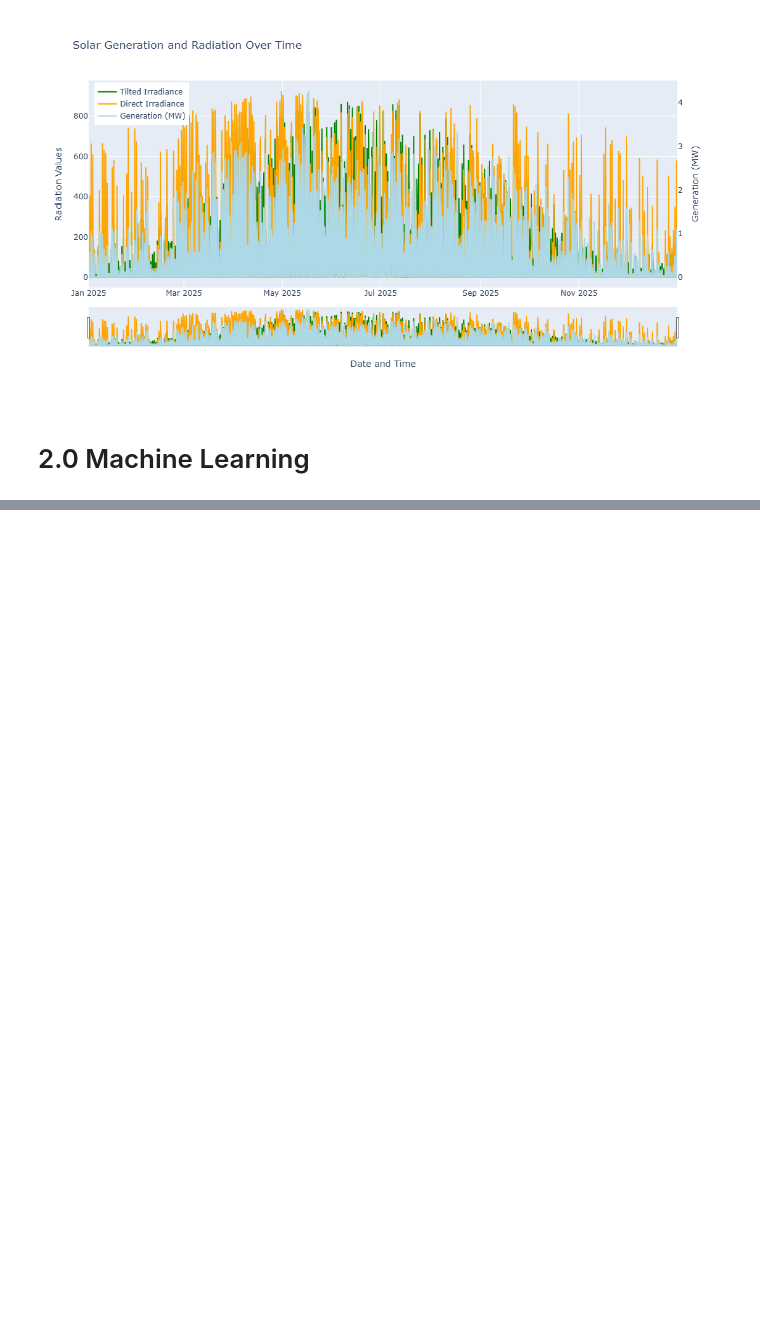
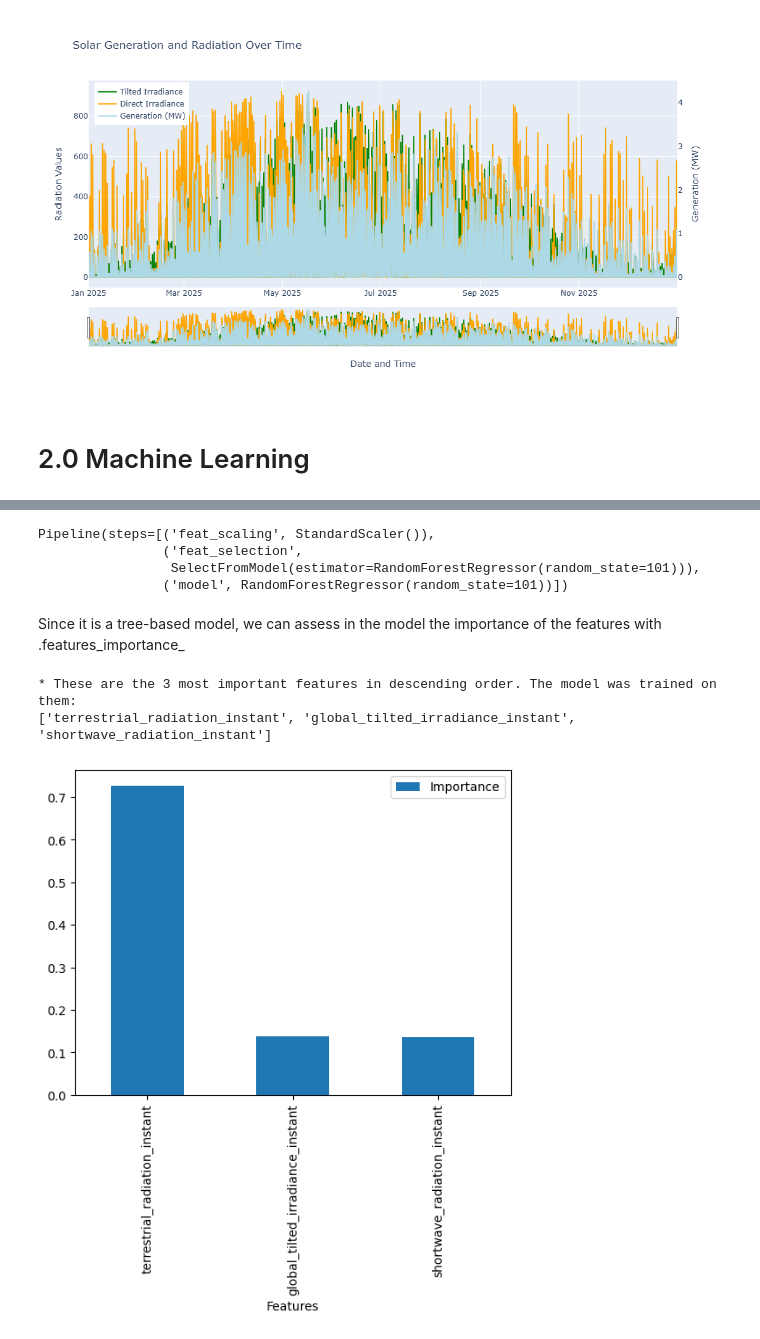
Before and after one commit to samhsforrest-collab/UK-Embedded-Solar-2026, a Jupyter notebook: notebooks/4.workings_weather_and_generation_continued.ipynb, the cells around one changed output, grey strips where cells are left out. Drawn from its saved outputs; the diff is of its cells as text; code cells hidden in the pictures; blank space fills up the shorter version.

Commit message:
Random Forest First model

```diff
--- a/notebooks/4.workings_weather_and_generation_continued.ipynb
+++ b/notebooks/4.workings_weather_and_generation_continued.ipynb
@@ -556,0 +492,10 @@ print(output)
+# %%
+from sklearn.model_selection import train_test_split
+X_train, X_test,y_train, y_test = train_test_split(
+                                    gen_weather_merged_df.drop(['generation_mw'],axis=1),
+                                    gen_weather_merged_df['generation_mw'],
+                                    test_size=0.2,
+                                    random_state=101
+                                    )
+
+print("* Train set:", X_train.shape, y_train.shape, "\n* Test set:",  X_test.shape, y_test.shape)
@@ -556,0 +536,43 @@ print(output)
+# %%
+pipeline = pipeline_random_forest_reg()
+pipeline.fit(X_train, y_train)
+# %% [output]
+Pipeline(steps=[('feat_scaling', StandardScaler()),
+                ('feat_selection',
+                 SelectFromModel(estimator=RandomForestRegressor(random_state=101))),
+                ('model', RandomForestRegressor(random_state=101))])
+# %% [markdown]
+Since it is a tree-based model, we can assess in the model the importance of the features with .features_importance_
+# %%
+def feature_importance_tree_based_models(model, columns):
+  """
+  Gets the model and the columns used to train the model
+  - We use the model.feature_importances_ and columns to make a
+  DataFrame that shows the importance of each feature
+  - Next, we print the feature name and its relative importance order,
+  followed by a barplot indicating the importance
+
+  """
+
+  # create DataFrame to display feature importance
+  df_feature_importance = (pd.DataFrame(data={
+      'Features': columns,
+      'Importance': model.feature_importances_})
+  .sort_values(by='Importance', ascending=False)
+  )
+
+  best_features = df_feature_importance['Features'].to_list()
+
+  # Most important features statement and plot
+  print(f"* These are the {len(best_features)} most important features in descending order. "
+        f"The model was trained on them: \n{df_feature_importance['Features'].to_list()}")
+
+  df_feature_importance.plot(kind='bar',x='Features',y='Importance')
+  plt.show()
+# %%
+feature_importance_tree_based_models(model = pipeline['model'],
+                                     columns =  X_train.columns[pipeline['feat_selection'].get_support()])
+# %% [output]
+* These are the 3 most important features in descending order. The model was trained on them:
+['terrestrial_radiation_instant', 'global_tilted_irradiance_instant', 'shortwave_radiation_instant']
+[figure, added]
```
Also changed, not shown: parts of 14 cells of this notebook, 1 other file.
